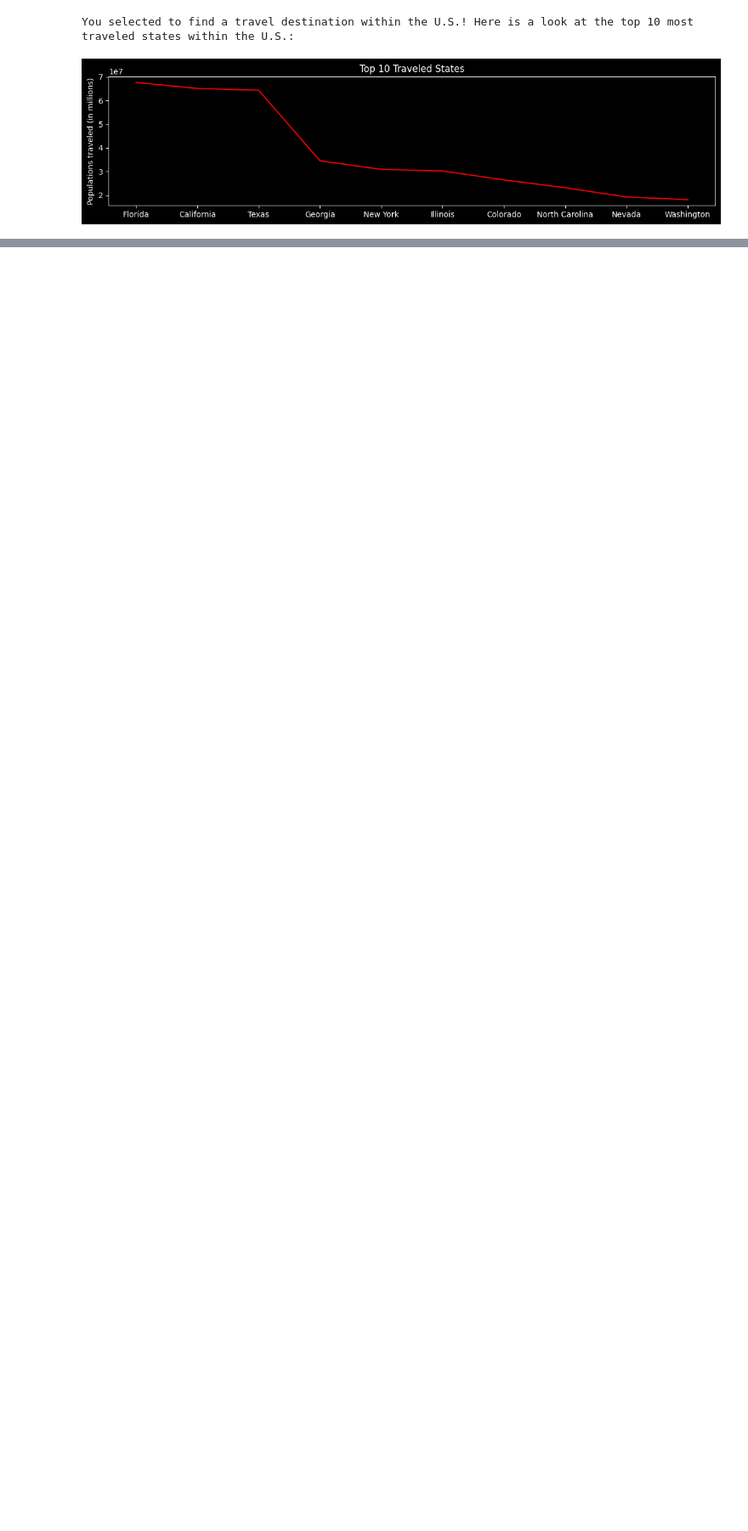
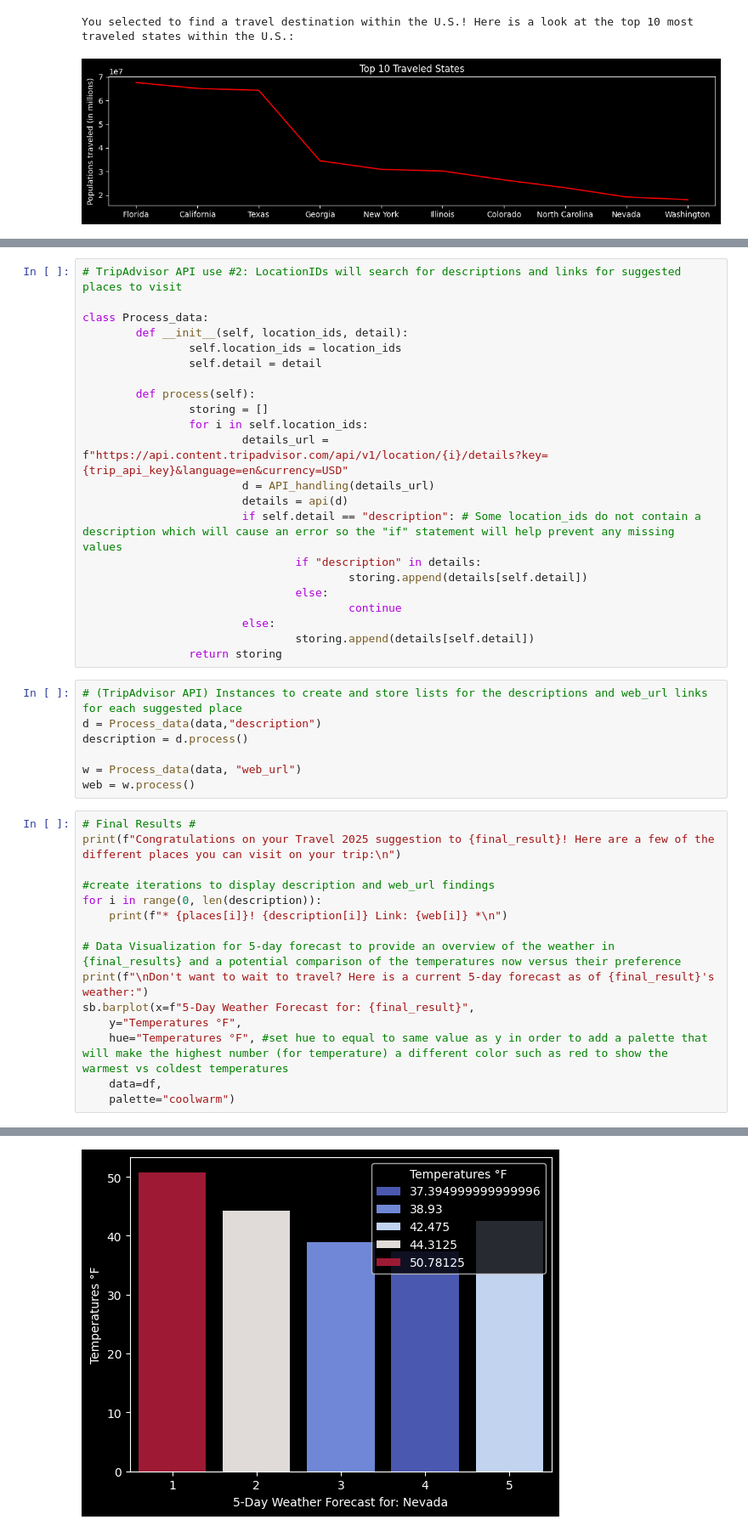
Before and after one commit to kimberly7123/Travel-Suggestions-2025, a Jupyter notebook: travel-match-project/Code.ipynb, the cells around one changed output, grey strips where cells are left out. Shown: that part at 85% size. Drawn from its saved outputs; the diff is of its cells as text; blank space fills up the shorter version.

```diff
--- a/travel-match-project/Code.ipynb
+++ b/travel-match-project/Code.ipynb
@@ -232,0 +357,45 @@ washington = ("Washington", "Seattle")
+# %%
+# TripAdvisor API use #2: LocationIDs will search for descriptions and links for suggested places to visit
+
+class Process_data:
+        def __init__(self, location_ids, detail):
+                self.location_ids = location_ids
+                self.detail = detail
+
+        def process(self):
+                storing = []
+                for i in self.location_ids:
+                        details_url = f"https://api.content.tripadvisor.com/api/v1/location/{i}/details?key={trip_api_key}&language=en&currency=USD"
+                        d = API_handling(details_url)
+                        details = api(d)
+                        if self.detail == "description": # Some location_ids do not contain a description which will cause an error so the "if" statement will help prevent any missing values
+                                if "description" in details:
+                                        storing.append(details[self.detail])
+                                else:
+                                        continue
+                        else:
+                                storing.append(details[self.detail])
+                return storing
+# %%
+# (TripAdvisor API) Instances to create and store lists for the descriptions and web_url links for each suggested place
+d = Process_data(data,"description")
+description = d.process()
+
+w = Process_data(data, "web_url")
+web = w.process()
+# %%
+# Final Results #
+print(f"Congratulations on your Travel 2025 suggestion to {final_result}! Here are a few of the different places you can visit on your trip:\n")
+
+#create iterations to display description and web_url findings
+for i in range(0, len(description)):
+    print(f"* {places[i]}! {description[i]} Link: {web[i]} *\n")
+
+# Data Visualization for 5-day forecast to provide an overview of the weather in {final_results} and a potential comparison of the temperatures now versus their preference
+print(f"\nDon't want to wait to travel? Here is a current 5-day forecast as of {final_result}'s weather:")
+sb.barplot(x=f"5-Day Weather Forecast for: {final_result}",
+    y="Temperatures °F",
+    hue="Temperatures °F", #set hue to equal to same value as y in order to add a palette that will make the highest number (for temperature) a different color such as red to show the warmest vs coldest temperatures
+    data=df,
+    palette="coolwarm")
+# %% [output]
@@ -232,0 +413 @@ washington = ("Washington", "Seattle")
+[figure, added]
```
Also changed, not shown: parts of 25 cells of this notebook.
